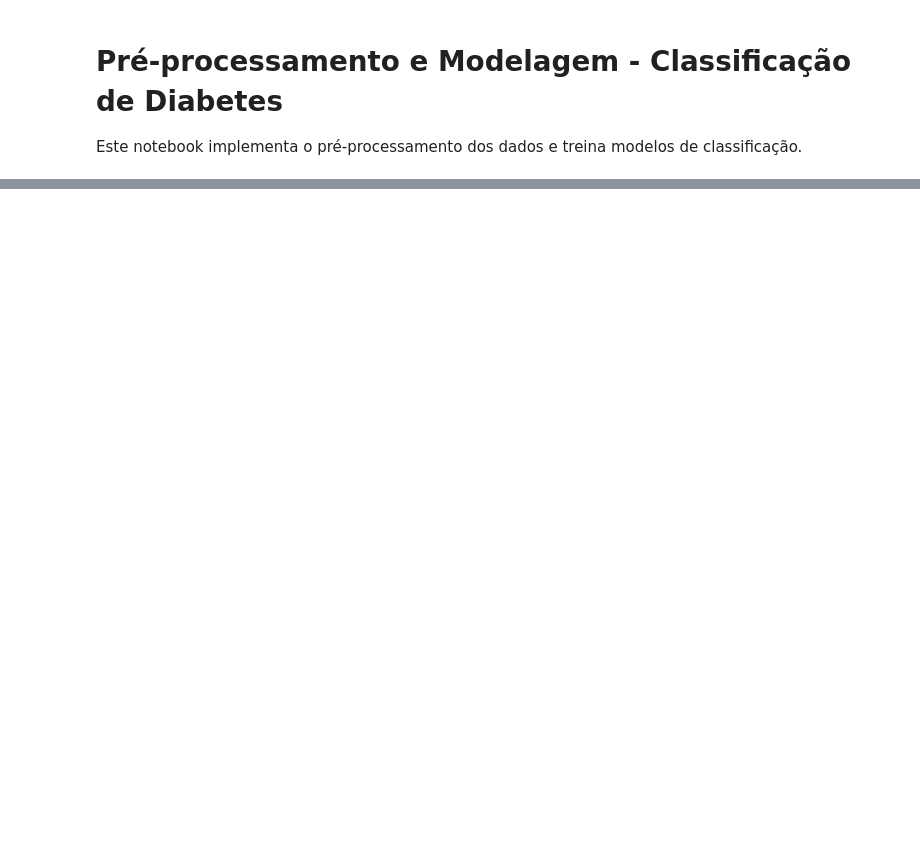
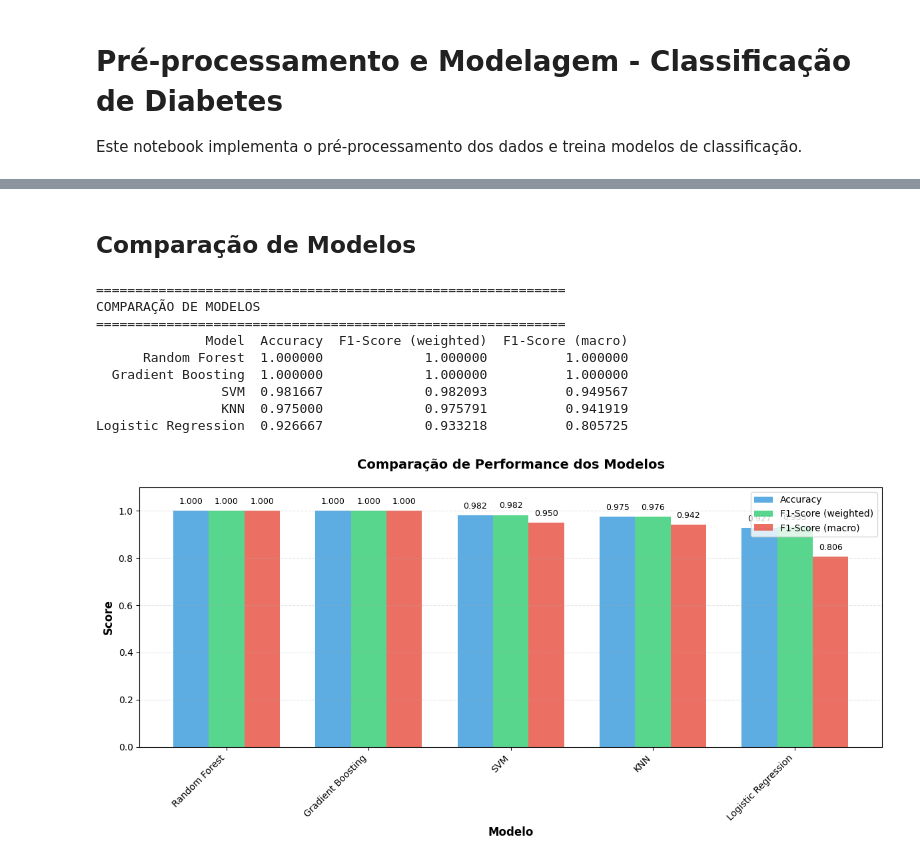
Before and after one commit to thiagovonsohsten/Projeto-AV2-Machine-Learning, a Jupyter notebook: notebooks/02_preprocessing_and_modeling.ipynb, the cells around one changed output, grey strips where cells are left out. Drawn from its saved outputs; the diff is of its cells as text; code cells hidden in the pictures; blank space fills up the shorter version.

```diff
--- a/notebooks/02_preprocessing_and_modeling.ipynb
+++ b/notebooks/02_preprocessing_and_modeling.ipynb
@@ -40,0 +280,17 @@ print(f"Dataset carregado: {df.shape}")
+# %%
+# Definir modelos para testar
+models = {
+    'Random Forest': RandomForestClassifier(n_estimators=100, random_state=42, n_jobs=-1),
+    'Gradient Boosting': GradientBoostingClassifier(n_estimators=100, random_state=42),
+    'SVM': SVC(random_state=42, probability=True, kernel='rbf'),
+    'Logistic Regression': LogisticRegression(random_state=42, max_iter=1000, n_jobs=-1),
+    'KNN': KNeighborsClassifier(n_neighbors=5, n_jobs=-1)
+}
+
+print("=" * 60)
+print("MODELOS A SEREM TREINADOS")
+print("=" * 60)
+for name in models.keys():
+    print(f"  - {name}")
+
+results = {}
@@ -40,0 +540,59 @@ print(f"Dataset carregado: {df.shape}")
+# %% [markdown]
+## Comparação de Modelos
+# %%
+# Comparar resultados
+if results:
+    results_df = pd.DataFrame({
+        'Model': list(results.keys()),
+        'Accuracy': [r['accuracy'] for r in results.values()],
+        'F1-Score (weighted)': [r['f1_score'] for r in results.values()],
+        'F1-Score (macro)': [r['f1_macro'] for r in results.values()]
+    }).sort_values('Accuracy', ascending=False)
+
+    print("=" * 60)
+    print("COMPARAÇÃO DE MODELOS")
+    print("=" * 60)
+    print(results_df.to_string(index=False))
+
+    # Visualização
+    fig, ax = plt.subplots(figsize=(12, 6))
+    x = np.arange(len(results_df))
+    width = 0.25
+
+    ax.bar(x - width, results_df['Accuracy'], width, label='Accuracy', color='#3498db', alpha=0.8)
+    ax.bar(x, results_df['F1-Score (weighted)'], width, label='F1-Score (weighted)', color='#2ecc71', alpha=0.8)
+    ax.bar(x + width, results_df['F1-Score (macro)'], width, label='F1-Score (macro)', color='#e74c3c', alpha=0.8)
+
+    ax.set_xlabel('Modelo', fontsize=12, fontweight='bold')
+    ax.set_ylabel('Score', fontsize=12, fontweight='bold')
+    ax.set_title('Comparação de Performance dos Modelos', fontsize=14, fontweight='bold', pad=20)
+    ax.set_xticks(x)
+    ax.set_xticklabels(results_df['Model'], rotation=45, ha='right')
+    ax.legend(fontsize=10)
+    ax.grid(axis='y', alpha=0.3, linestyle='--')
+    ax.set_ylim([0, 1.1])
+
+    # Adicionar valores nas barras
+    for i, (acc, f1_w, f1_m) in enumerate(zip(results_df['Accuracy'],
+                                                results_df['F1-Score (weighted)'],
+                                                results_df['F1-Score (macro)'])):
+        ax.text(i - width, acc + 0.02, f'{acc:.3f}', ha='center', va='bottom', fontsize=9)
+        ax.text(i, f1_w + 0.02, f'{f1_w:.3f}', ha='center', va='bottom', fontsize=9)
+        ax.text(i + width, f1_m + 0.02, f'{f1_m:.3f}', ha='center', va='bottom', fontsize=9)
+
+    plt.tight_layout()
+    plt.savefig('../reports/model_comparison.png', dpi=300, bbox_inches='tight')
+    plt.show()
+else:
+    print("Nenhum modelo foi treinado com sucesso!")
+# %% [output]
+============================================================
+COMPARAÇÃO DE MODELOS
+============================================================
+              Model  Accuracy  F1-Score (weighted)  F1-Score (macro)
+      Random Forest  1.000000             1.000000          1.000000
+  Gradient Boosting  1.000000             1.000000          1.000000
+                SVM  0.981667             0.982093          0.949567
+                KNN  0.975000             0.975791          0.941919
+Logistic Regression  0.926667             0.933218          0.805725
+[figure, added]
```
Also changed, not shown: parts of 16 cells of this notebook, 20 other files.
